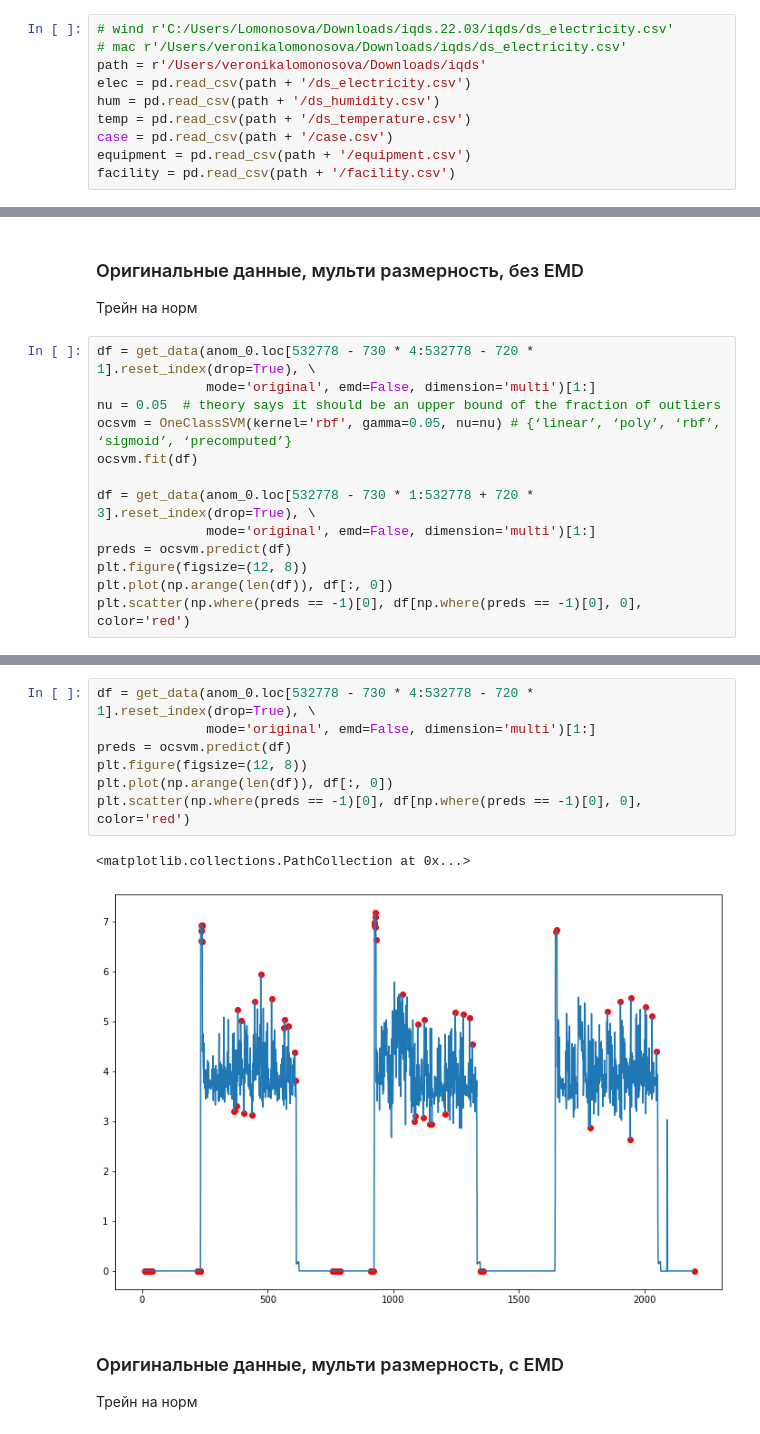
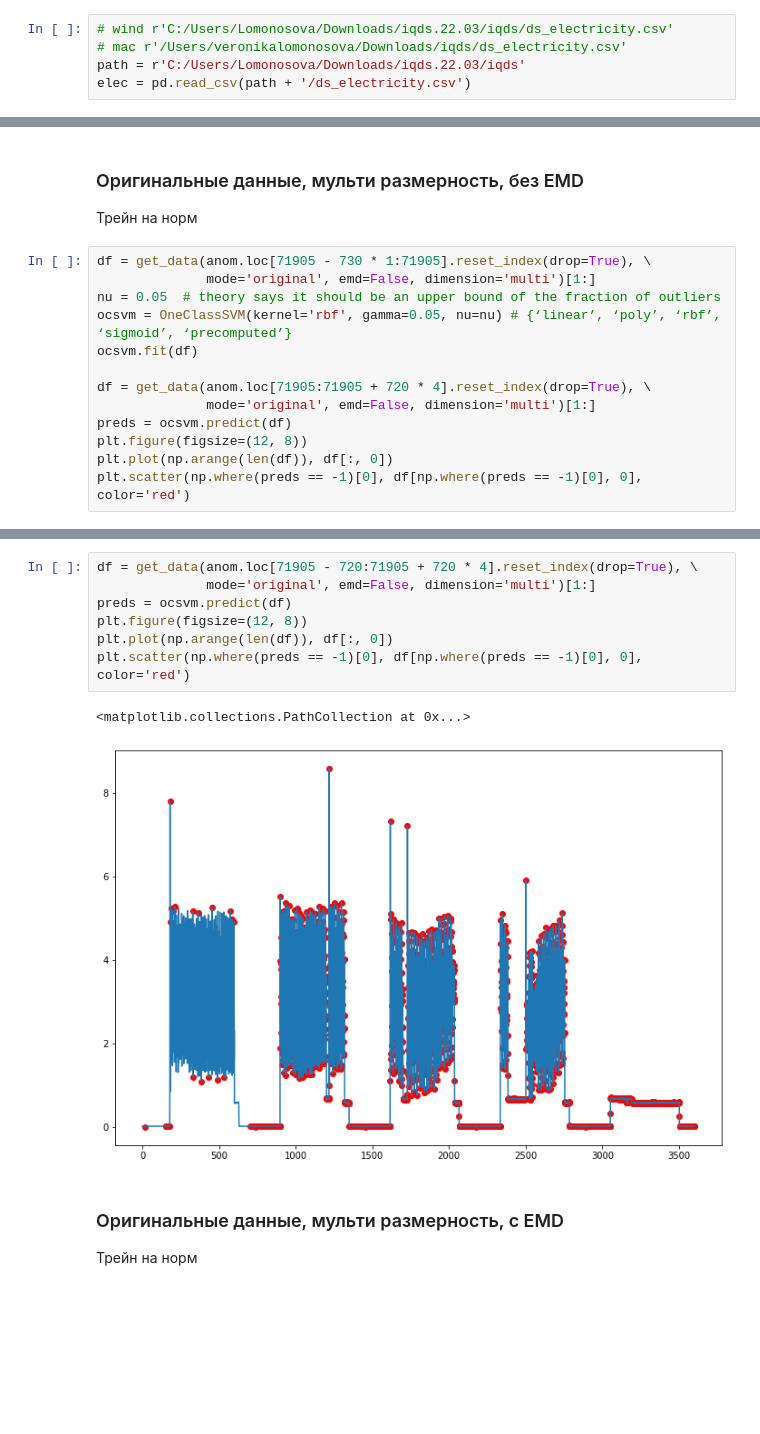
Before and after one commit to lomonosovaa/diploma, a Jupyter notebook: anom2_OCSVM.ipynb, the cells around one changed output, grey strips where cells are left out. Saved outputs shown, nothing was run; the diff lists cells and outputs as text; blank space fills up the shorter version.

```diff
--- a/anom2_OCSVM.ipynb
+++ b/anom2_OCSVM.ipynb
@@ -44,10 +44,5 @@ from data_preparation import get_data
 # %%
 # wind r'C:/Users/Lomonosova/Downloads/iqds.22.03/iqds/ds_electricity.csv'
 # mac r'/Users/veronikalomonosova/Downloads/iqds/ds_electricity.csv'
-path = r'/Users/veronikalomonosova/Downloads/iqds'
+path = r'C:/Users/Lomonosova/Downloads/iqds.22.03/iqds'
 elec = pd.read_csv(path + '/ds_electricity.csv')
-hum = pd.read_csv(path + '/ds_humidity.csv')
-temp = pd.read_csv(path + '/ds_temperature.csv')
-case = pd.read_csv(path + '/case.csv')
-equipment = pd.read_csv(path + '/equipment.csv')
-facility = pd.read_csv(path + '/facility.csv')
@@ -295,13 +302,13 @@ See the caveats in the documentation: https://pandas.pydata.org/pandas-docs/stab
 ### Оригинальные данные, мульти размерность, без EMD
 Трейн на норм
 # %%
-df = get_data(anom_0.loc[532778 - 730 * 4:532778 - 720 * 1].reset_index(drop=True), \
+df = get_data(anom.loc[71905 - 730 * 1:71905].reset_index(drop=True), \
               mode='original', emd=False, dimension='multi')[1:]
 nu = 0.05  # theory says it should be an upper bound of the fraction of outliers
 ocsvm = OneClassSVM(kernel='rbf', gamma=0.05, nu=nu) # {‘linear’, ‘poly’, ‘rbf’, ‘sigmoid’, ‘precomputed’}
 ocsvm.fit(df)
 
-df = get_data(anom_0.loc[532778 - 730 * 1:532778 + 720 * 3].reset_index(drop=True), \
+df = get_data(anom.loc[71905:71905 + 720 * 4].reset_index(drop=True), \
               mode='original', emd=False, dimension='multi')[1:]
 preds = ocsvm.predict(df)
 plt.figure(figsize=(12, 8))
@@ -313,13 +320,13 @@ plt.scatter(np.where(preds == -1)[0], df[np.where(preds == -1)[0], 0], color='re
 # %%
-df = get_data(anom_0.loc[532778 - 730 * 4:532778 - 720 * 1].reset_index(drop=True), \
+df = get_data(anom.loc[71905 - 720:71905 + 720 * 4].reset_index(drop=True), \
               mode='original', emd=False, dimension='multi')[1:]
 preds = ocsvm.predict(df)
 plt.figure(figsize=(12, 8))
 plt.plot(np.arange(len(df)), df[:, 0])
 plt.scatter(np.where(preds == -1)[0], df[np.where(preds == -1)[0], 0], color='red')
 # %% [output]
 <matplotlib.collections.PathCollection at 0x...>
-[figure, old version]
+[figure, new version]
 # %% [markdown]
 ### Оригинальные данные, мульти размерность, c EMD
 Трейн на норм
```
Also changed, not shown: parts of 111 cells of this notebook.
